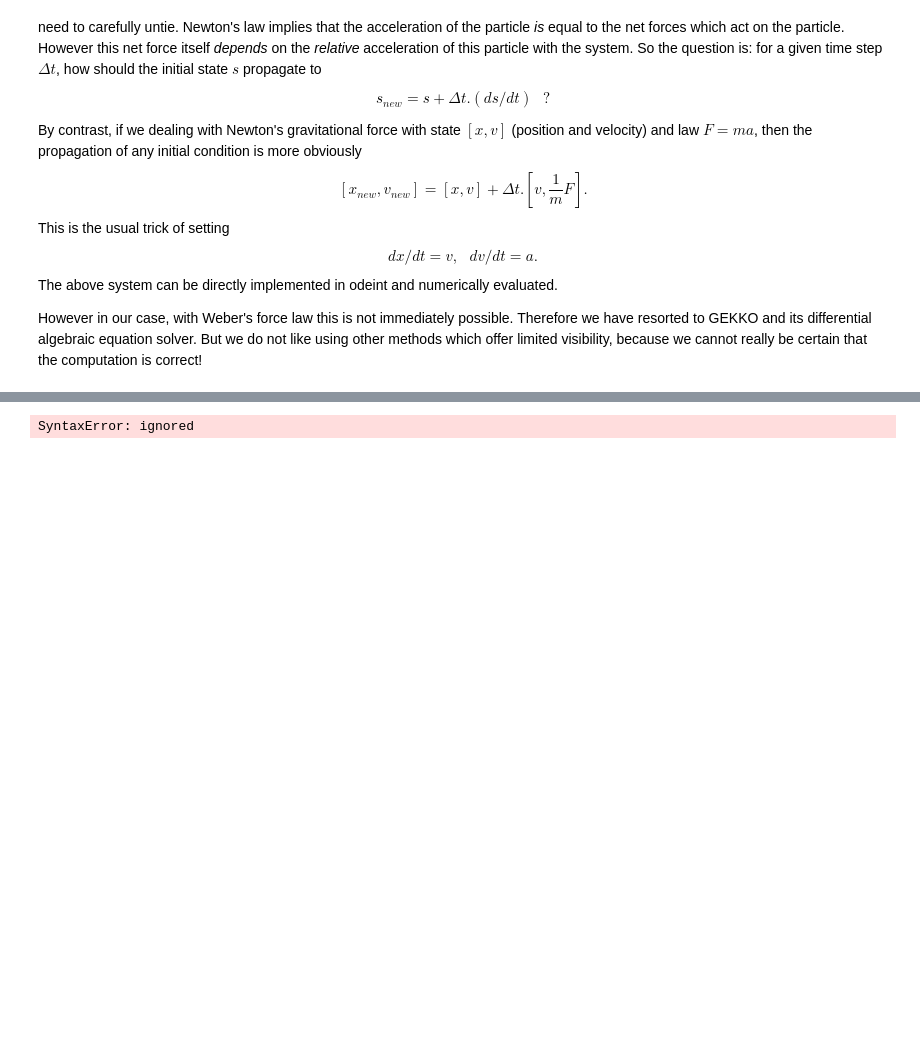
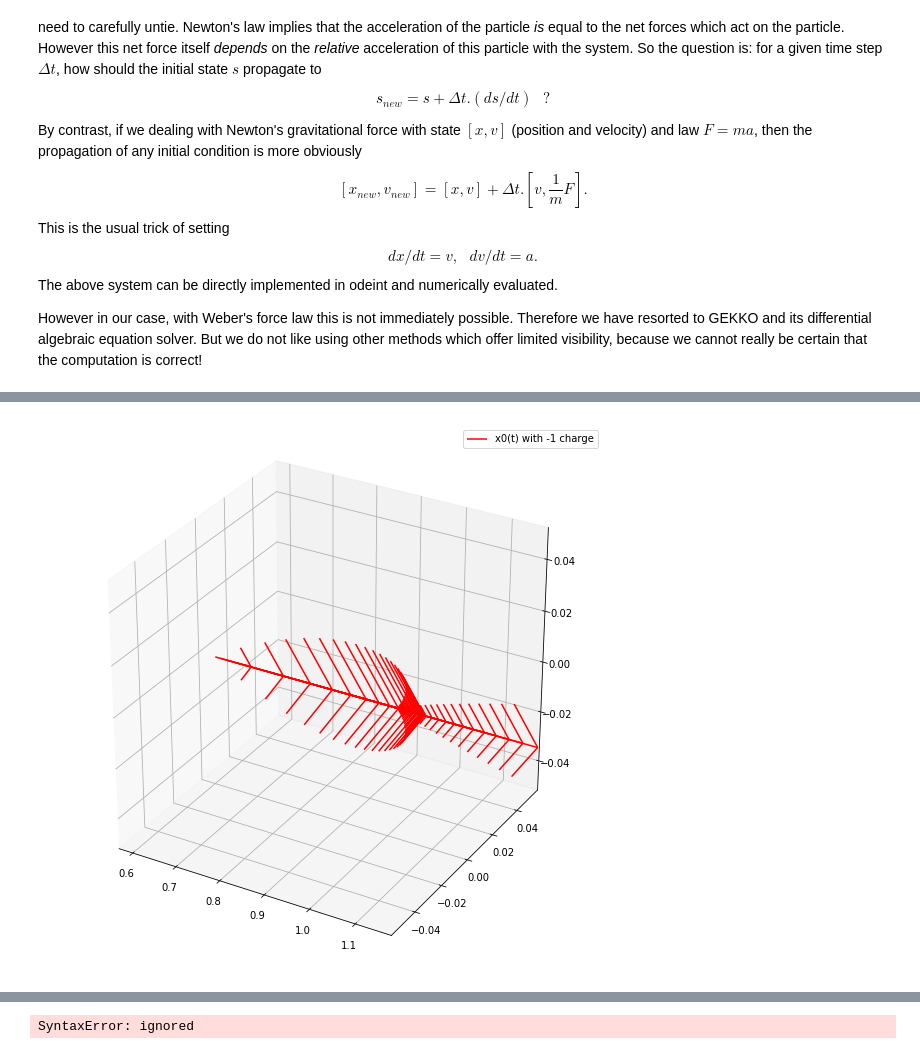
Before and after one commit to jhmartel/0x, a Jupyter notebook: _notebooks/2022-10-22-Weber_TwoBody_Again.ipynb, the cells around one changed output, grey strips where cells are left out. Cells and saved outputs as stored; diff of their text form; code cells hidden in the pictures; blank space fills up the shorter version.

```diff
--- a/_notebooks/2022-10-22-Weber_TwoBody_Again.ipynb
+++ b/_notebooks/2022-10-22-Weber_TwoBody_Again.ipynb
@@ -241,3 +325,26 @@ a = IW(s0, 2);
+# %%
+s1 = [[[1.2,0,0, 0,0,0, 0,0,0], [0.0,0,0, 0,0,0, 0,0,0]], [[1.0, -1.0], [1.0, -1.0]] ];
+a = IW(s1, 1);
+
+## oscillating position and velocity, but the velocity appears to be diverging.
+## is this numerical error or correct integration of the equations of motion?
+
+fig = plt.figure(figsize=(10, 10))
+ax = fig.gca(projection='3d')
+plt.quiver(a[0][0][:], a[0][1][:], a[0][2][:], a[0][3][:], a[0][4][:], a[0][5][:], color = 'r', label='x0(t) with -1 charge')
+#plt.quiver(a[1][0][:], a[1][1][:], a[1][2][:], a[1][3][:], a[1][4][:], a[1][5][:], color = 'g', label='x1(t) with -1 charge')
+
+#plt.quiver([a[0][1][0], a[0][1][1], a[0][1][2]], "g", label='x1(t) with -1 charge')
+
+# Add Title
+#plt.title("Two body system of identical negatively charged particles interacting with respect to Weber's electrodynamical force law.")
+plt.legend(loc='best')
+# Display
+plt.axis('on')
+#ax.view_init(30, 20) #? Does the rotation on perspective also rotate the axes!?
+plt.show()
+# %% [output]
+[figure, added]
 # %%
 # hide
 
```
Also changed, not shown: parts of 11 cells of this notebook.
